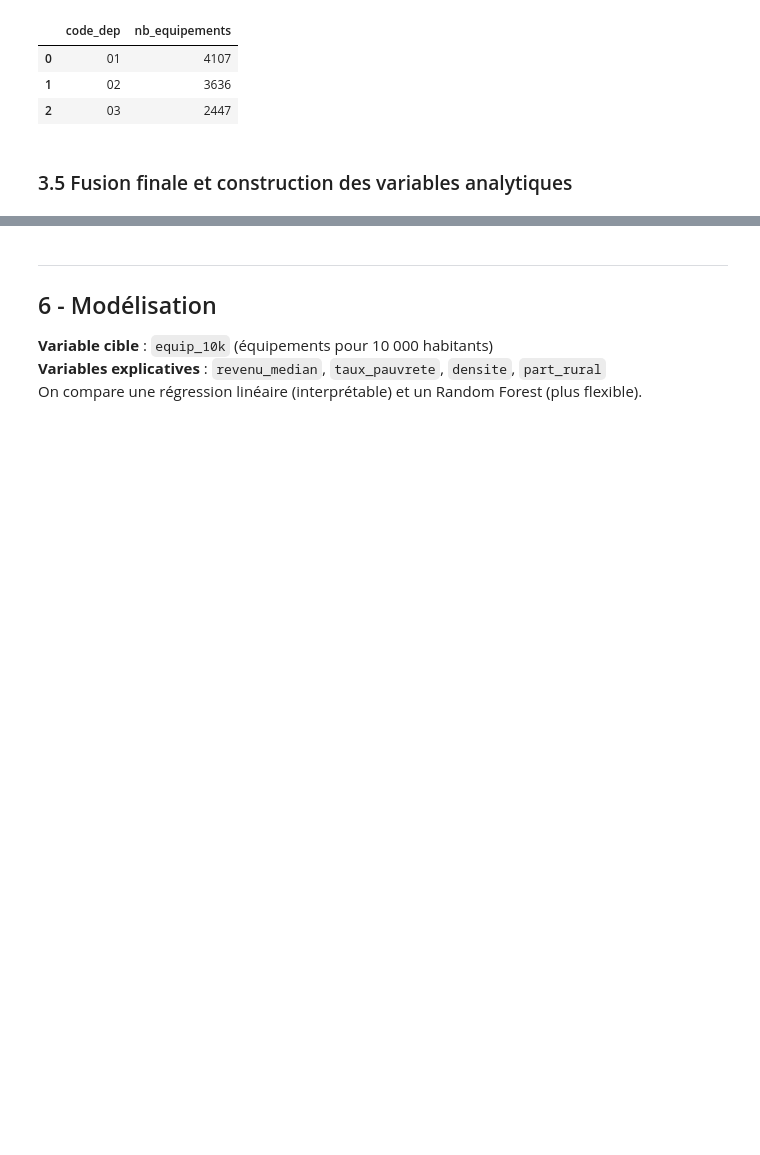
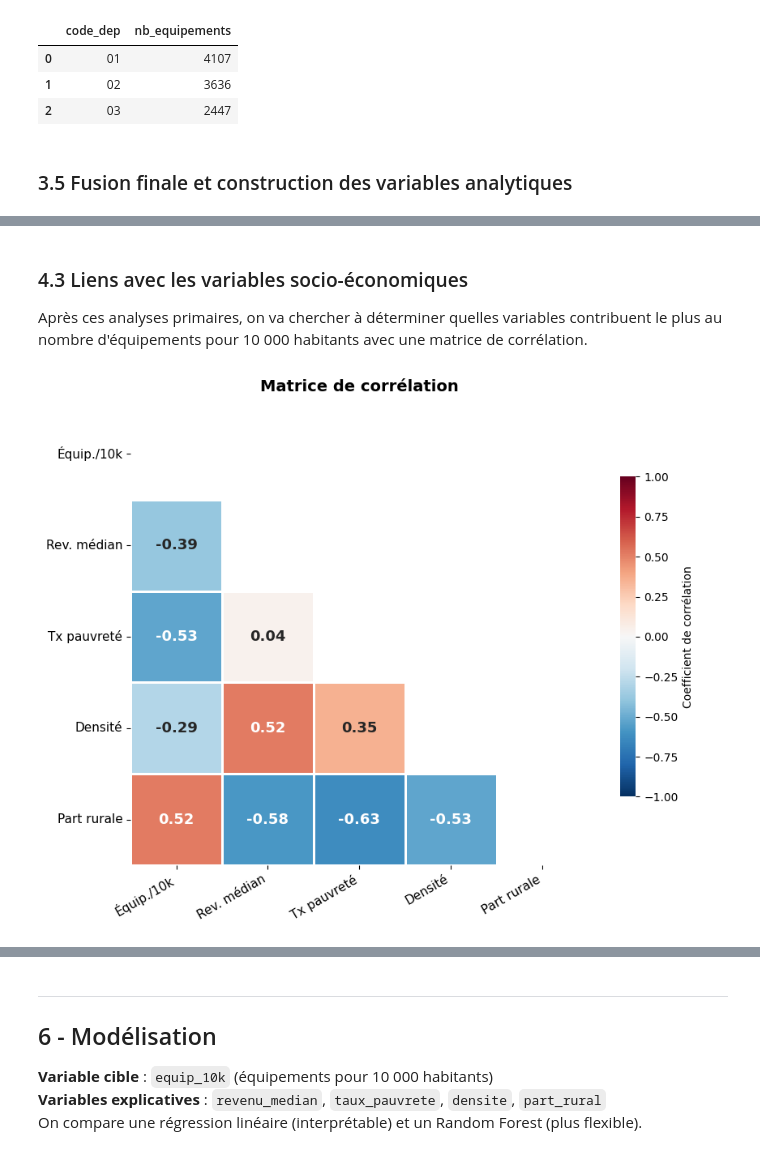
Before and after one commit to Luservant/projet_python, a Jupyter notebook: main.ipynb, the cells around one changed output, grey strips where cells are left out. Cells and saved outputs as stored; diff of their text form; code cells hidden in the pictures; blank space fills up the shorter version.

```diff
--- a/main.ipynb
+++ b/main.ipynb
@@ -367,0 +506,43 @@ Series([], dtype: int64)
+# %% [markdown]
+### 4.3 Liens avec les variables socio-économiques
+Après ces analyses primaires, on va chercher à déterminer quelles variables contribuent le plus au nombre d'équipements pour 10 000 habitants avec une matrice de corrélation.
+# %%
+# Matrice de corrélation annotée
+vars_corr = ["equip_10k", "revenu_median", "taux_pauvrete", "densite", "part_rural"]
+labels_corr = ["Équip./10k", "Rev. médian", "Tx pauvreté", "Densité", "Part rurale"]
+
+corr = df[vars_corr].corr()
+corr.index   = labels_corr
+corr.columns = labels_corr
+
+# Masque triangle supérieur + diagonale
+mask = np.triu(np.ones_like(corr, dtype=bool), k=0)
+
+fig, ax = plt.subplots(figsize=(9, 7))
+
+sns.heatmap(
+    corr,
+    annot=True,
+    fmt=".2f",
+    cmap="RdBu_r",
+    center=0,
+    vmin=-1, vmax=1,
+    mask=mask,
+    square=True,
+    linewidths=1,
+    linecolor="white",
+    annot_kws={"size": 13, "weight": "bold"},
+    cbar_kws={"shrink": 0.7, "label": "Coefficient de corrélation"},
+    ax=ax
+)
+
+# Rotation des labels
+ax.set_xticklabels(ax.get_xticklabels(), rotation=30, ha="right", fontsize=11)
+ax.set_yticklabels(ax.get_yticklabels(), rotation=0, fontsize=11)
+ax.set_title("Matrice de corrélation", fontsize=14, fontweight="bold", pad=15)
+
+plt.tight_layout()
+plt.savefig("correlation.png", dpi=150, bbox_inches="tight")
+plt.show()
+# %% [output]
+[figure, added]
```
Also changed, not shown: parts of 12 cells of this notebook.
